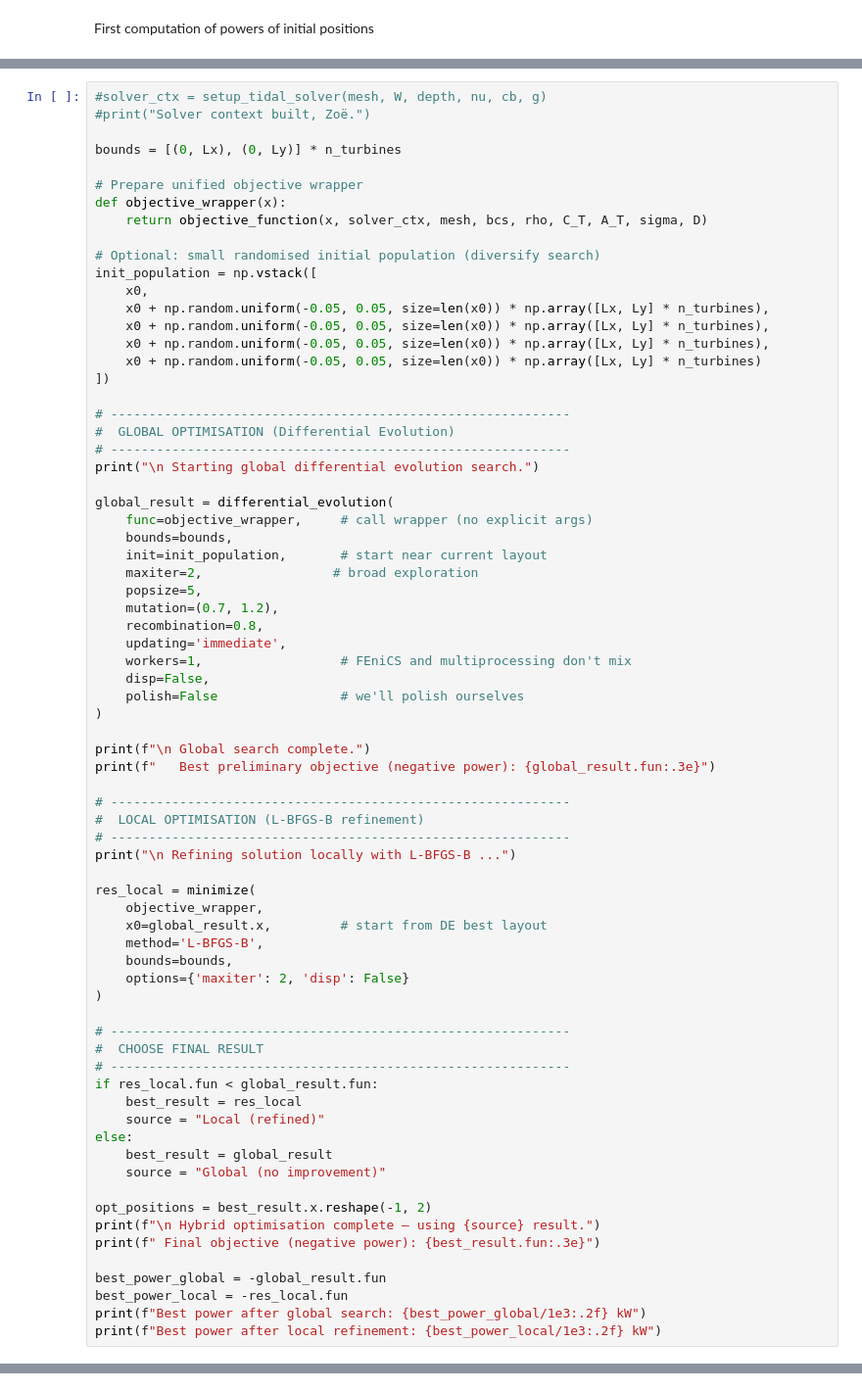
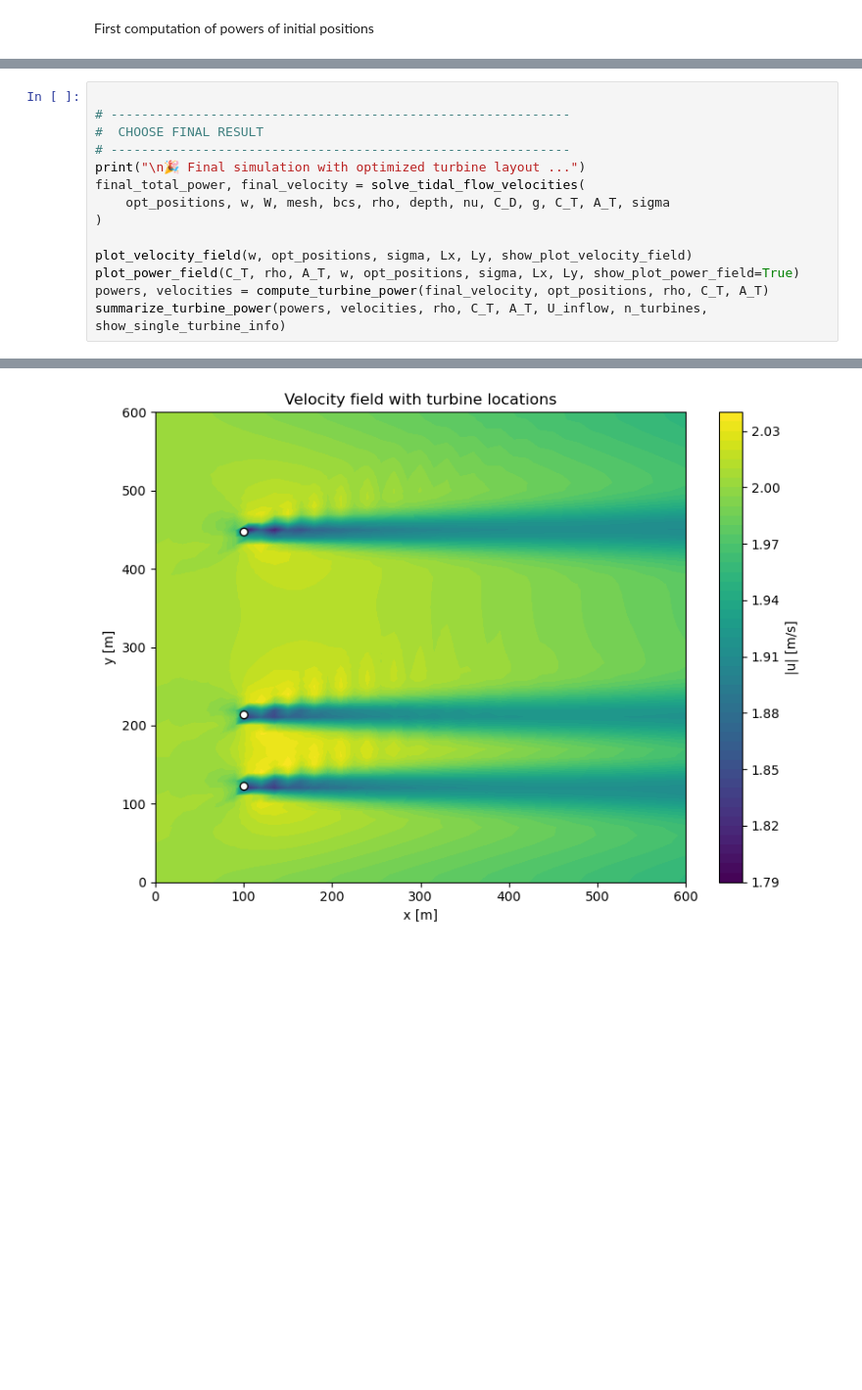
Before and after one commit to ZoeAliki/thesis-SWE-optimising, a Jupyter notebook: Thesis_january_optimiser_22-01_before_lunch.ipynb, the cells around one changed output, grey strips where cells are left out. Shown at 98% size. Cells and saved outputs as stored; diff of their text form; blank space fills up the shorter version.

```diff
--- a/Thesis_january_optimiser_22-01_before_lunch.ipynb
+++ b/Thesis_january_optimiser_22-01_before_lunch.ipynb
@@ -506,73 +558,15 @@ AttributeError: 'numpy.ndarray' object has no attribute 'ufl_element'
 # %%
-#solver_ctx = setup_tidal_solver(mesh, W, depth, nu, cb, g)
-#print("Solver context built, Zoë.")
-
-bounds = [(0, Lx), (0, Ly)] * n_turbines
-
-# Prepare unified objective wrapper
-def objective_wrapper(x):
-    return objective_function(x, solver_ctx, mesh, bcs, rho, C_T, A_T, sigma, D)
-
-# Optional: small randomised initial population (diversify search)
-init_population = np.vstack([
-    x0,
-    x0 + np.random.uniform(-0.05, 0.05, size=len(x0)) * np.array([Lx, Ly] * n_turbines),
-    x0 + np.random.uniform(-0.05, 0.05, size=len(x0)) * np.array([Lx, Ly] * n_turbines),
-    x0 + np.random.uniform(-0.05, 0.05, size=len(x0)) * np.array([Lx, Ly] * n_turbines),
-    x0 + np.random.uniform(-0.05, 0.05, size=len(x0)) * np.array([Lx, Ly] * n_turbines)
-])
-
-# ------------------------------------------------------------
-#  GLOBAL OPTIMISATION (Differential Evolution)
-# ------------------------------------------------------------
-print("\n Starting global differential evolution search.")
-
-global_result = differential_evolution(
-    func=objective_wrapper,     # call wrapper (no explicit args)
-    bounds=bounds,
-    init=init_population,       # start near current layout
-    maxiter=2,                 # broad exploration
-    popsize=5,
-    mutation=(0.7, 1.2),
-    recombination=0.8,
-    updating='immediate',
-    workers=1,                  # FEniCS and multiprocessing don't mix
-    disp=False,
-    polish=False                # we'll polish ourselves
-)
-
-print(f"\n Global search complete.")
-print(f"   Best preliminary objective (negative power): {global_result.fun:.3e}")
-
-# ------------------------------------------------------------
-#  LOCAL OPTIMISATION (L‑BFGS‑B refinement)
-# ------------------------------------------------------------
-print("\n Refining solution locally with L‑BFGS‑B ...")
-
-res_local = minimize(
-    objective_wrapper,
-    x0=global_result.x,         # start from DE best layout
-    method='L-BFGS-B',
-    bounds=bounds,
-    options={'maxiter': 2, 'disp': False}
-)
 
 # ------------------------------------------------------------
 #  CHOOSE FINAL RESULT
 # ------------------------------------------------------------
-if res_local.fun < global_result.fun:
-    best_result = res_local
-    source = "Local (refined)"
-else:
-    best_result = global_result
-    source = "Global (no improvement)"
+print("\n🎉 Final simulation with optimized turbine layout ...")
+final_total_power, final_velocity = solve_tidal_flow_velocities(
+    opt_positions, w, W, mesh, bcs, rho, depth, nu, C_D, g, C_T, A_T, sigma
+)
 
-opt_positions = best_result.x.reshape(-1, 2)
-print(f"\n Hybrid optimisation complete — using {source} result.")
-print(f" Final objective (negative power): {best_result.fun:.3e}")
-
-best_power_global = -global_result.fun
-best_power_local = -res_local.fun
-print(f"Best power after global search: {best_power_global/1e3:.2f} kW")
-print(f"Best power after local refinement: {best_power_local/1e3:.2f} kW")
+plot_velocity_field(w, opt_positions, sigma, Lx, Ly, show_plot_velocity_field)
+plot_power_field(C_T, rho, A_T, w, opt_positions, sigma, Lx, Ly, show_plot_power_field=True)
+powers, velocities = compute_turbine_power(final_velocity, opt_positions, rho, C_T, A_T)
+summarize_turbine_power(powers, velocities, rho, C_T, A_T, U_inflow, n_turbines, show_single_turbine_info)
 # %% [output]
@@ -579,0 +582 @@ NameError: name 'setup_tidal_solver' is not defined
+[figure, added]
```
Also changed, not shown: parts of 11 cells of this notebook.
